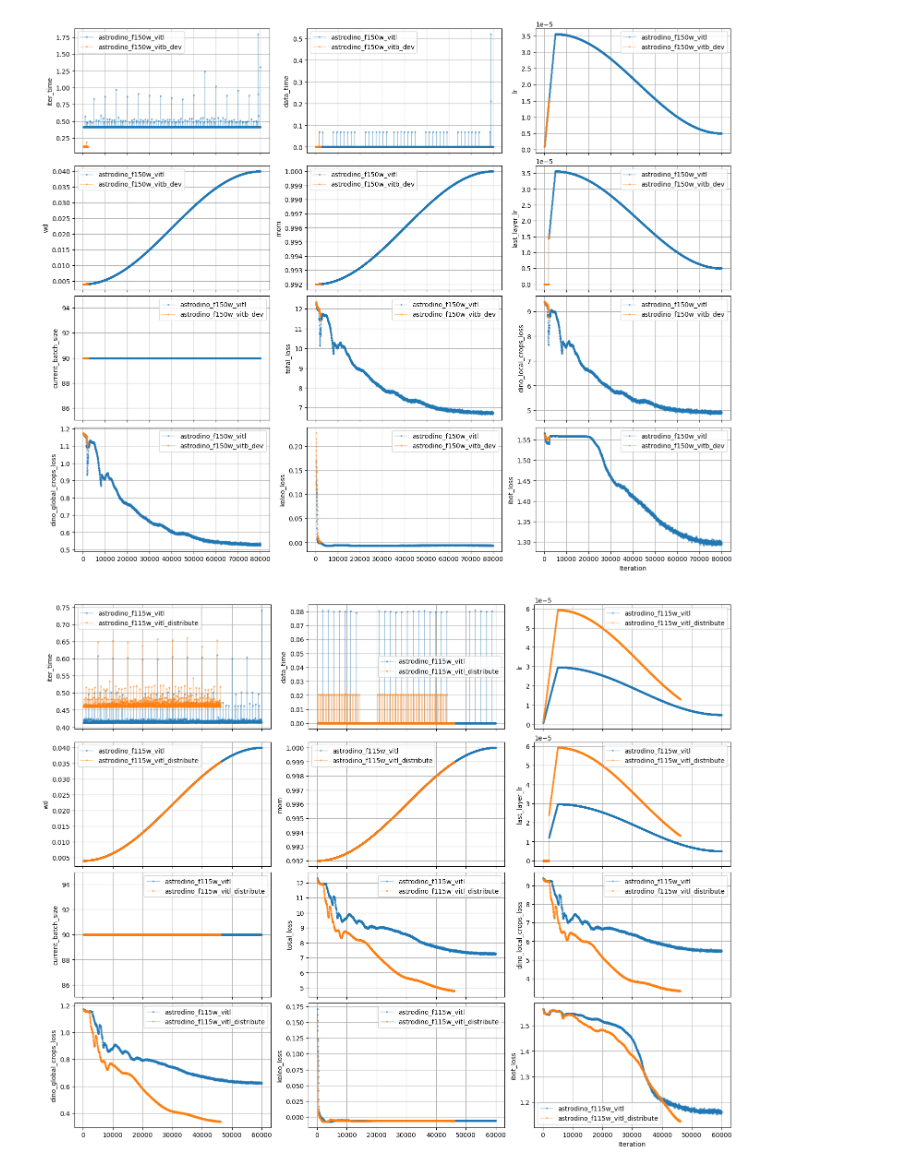
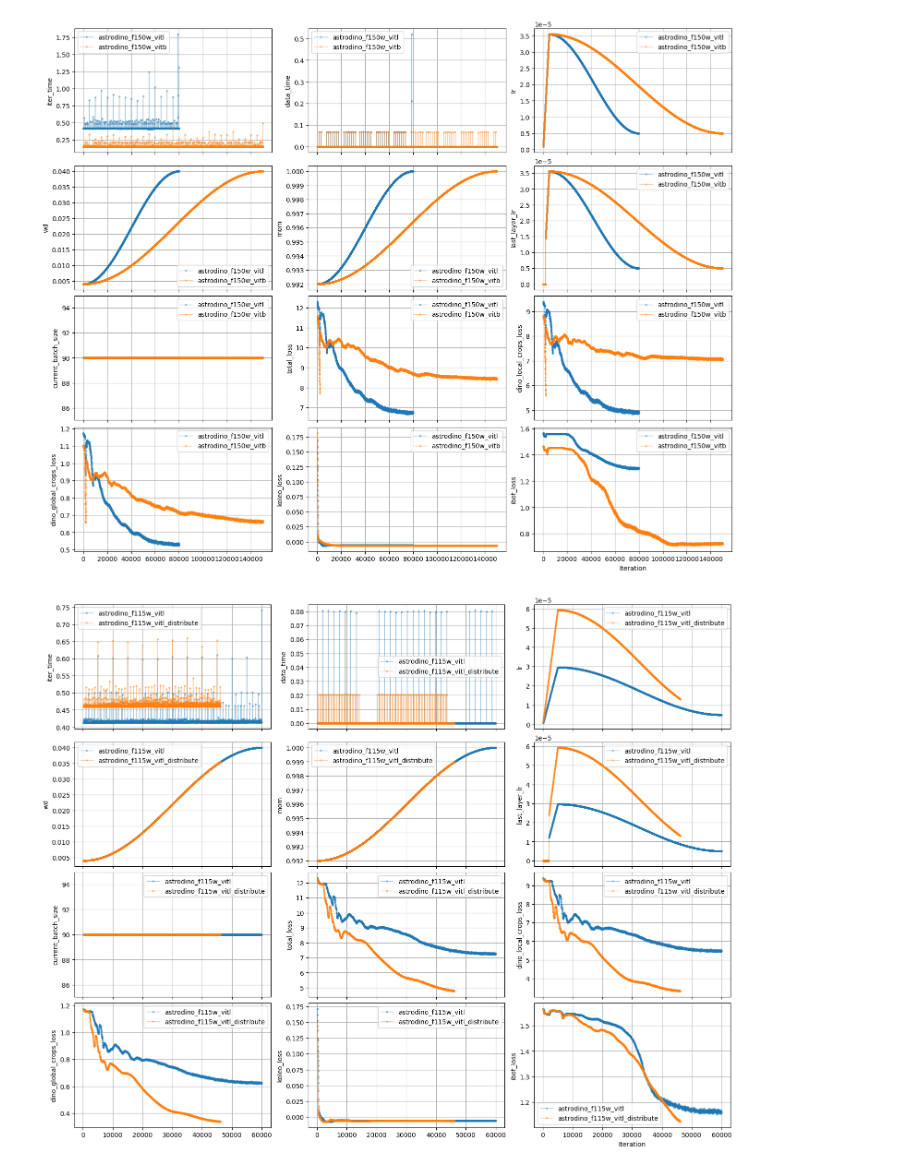
Before and after one commit to 2003cy/ssl_outthere, a Jupyter notebook: encoder_image/astrodino/model/check_train_metric.ipynb, the cells around one changed output. Drawn from its saved outputs; the diff is of its cells as text; code cells hidden in the pictures.

```diff
--- a/encoder_image/astrodino/model/check_train_metric.ipynb
+++ b/encoder_image/astrodino/model/check_train_metric.ipynb
@@ -77,11 +77,12 @@ def plot_train_metric_from_files(data_path_lis):
 # %%
 data_list =[
             '/u/yacheng/projects/ssl_outthere/encoder_image/astrodino/model/astrodino_f150w_vitl/training_metrics.json',
-             "/u/yacheng/ssl_outthere/encoder_image/astrodino/model/astrodino_f150w_vitb_dev/training_metrics.json",
+            '/u/yacheng/projects/ssl_outthere/encoder_image/astrodino/model/astrodino_f150w_vitb/training_metrics.json',
+            #'/u/yacheng/projects/ssl_outthere/encoder_image/astrodino/model/astrodino_f150w_vits_dev/training_metrics.json'
 ]
 plot_train_metric_from_files(data_list)
 # %% [output]
-[figure, old version]
+[figure, new version]
 # %%
 from tqdm.auto import tqdm
 data_list = [ "/ptmp/yacheng/outthere_ssl/AstroCLIP/outputs/astroclip_image/astrodino_f115w_vitl/training_metrics.json",
```
Also changed, not shown: 1 other file.
